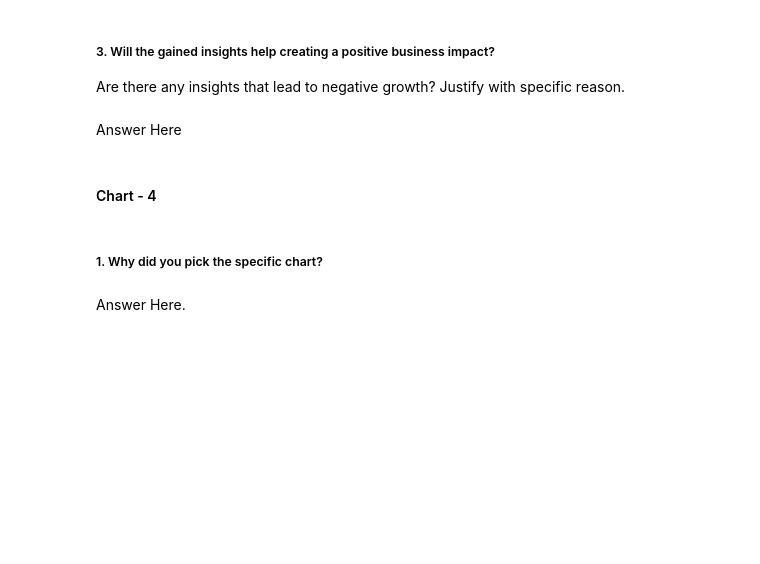
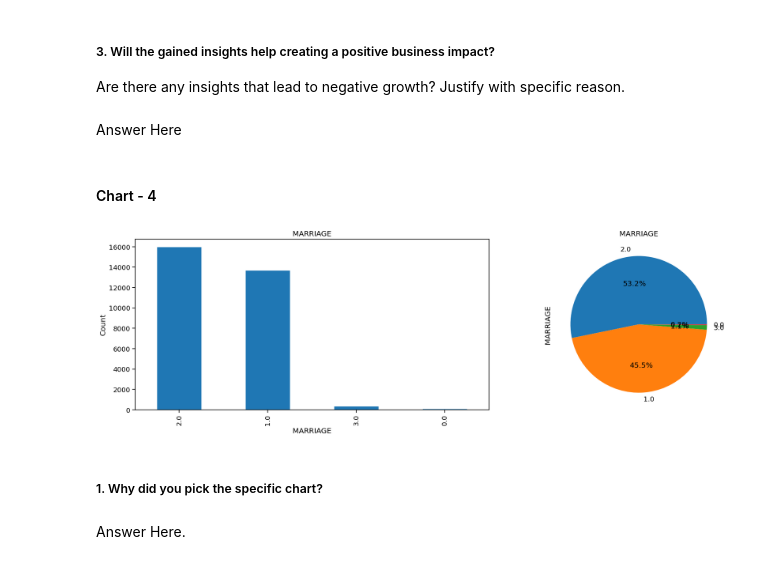
Before and after one commit to Navjotkhatri/Credit-Card-Default-Prediction, a Jupyter notebook: Credit_Card_Default_Prediction.ipynb, the cells around one changed output. Drawn from its saved outputs; the diff is of its cells as text; code cells hidden in the pictures; blank space fills up the shorter version.

```diff
--- a/Credit_Card_Default_Prediction.ipynb
+++ b/Credit_Card_Default_Prediction.ipynb
@@ -361,3 +414,13 @@ Answer Here
+# %%
+# Chart - 4 visualization code
+fig, axes = plt.subplots(nrows=1, ncols=2,figsize=(20,6))
+ax = cr_df['MARRIAGE'].value_counts().plot(kind='bar',title="MARRIAGE",ax=axes[0])
+cr_df['MARRIAGE'].value_counts().plot(kind='pie',title="MARRIAGE",autopct='%1.1f%%',ax=axes[1])
+ax.set_ylabel("Count")
+ax.set_xlabel("MARRIAGE")
+fig.tight_layout()
+# %% [output]
+[figure, added]
 # %% [markdown]
 ##### 1. Why did you pick the specific chart?
 # %% [markdown]
```
Also changed, not shown: parts of 13 cells of this notebook.
